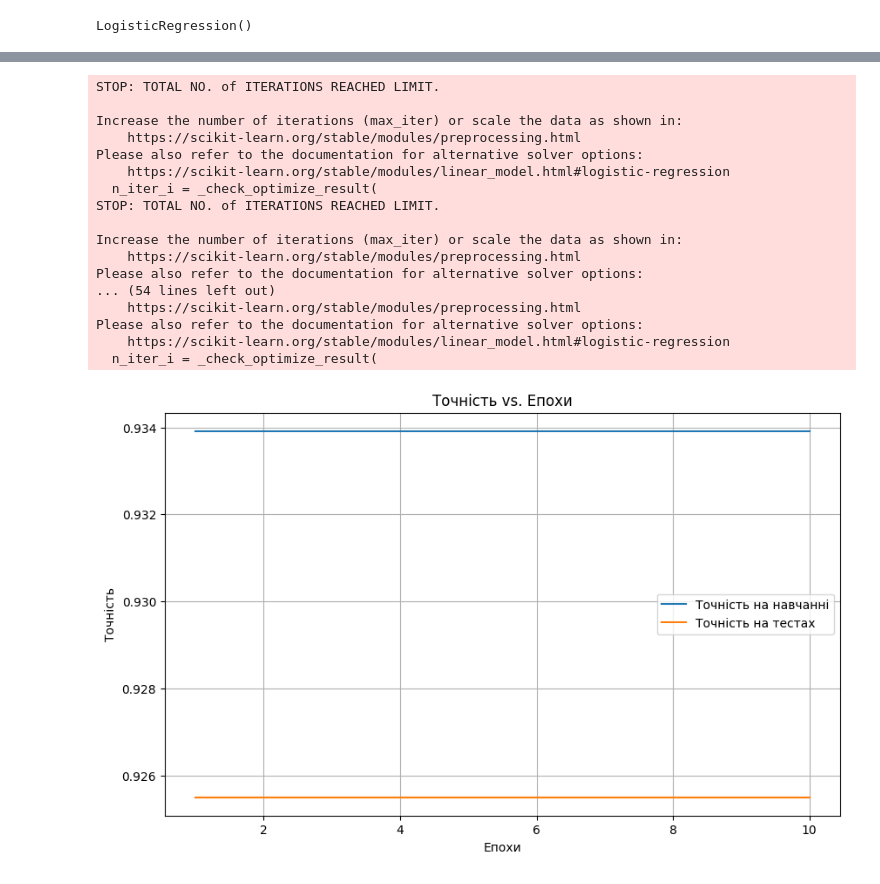
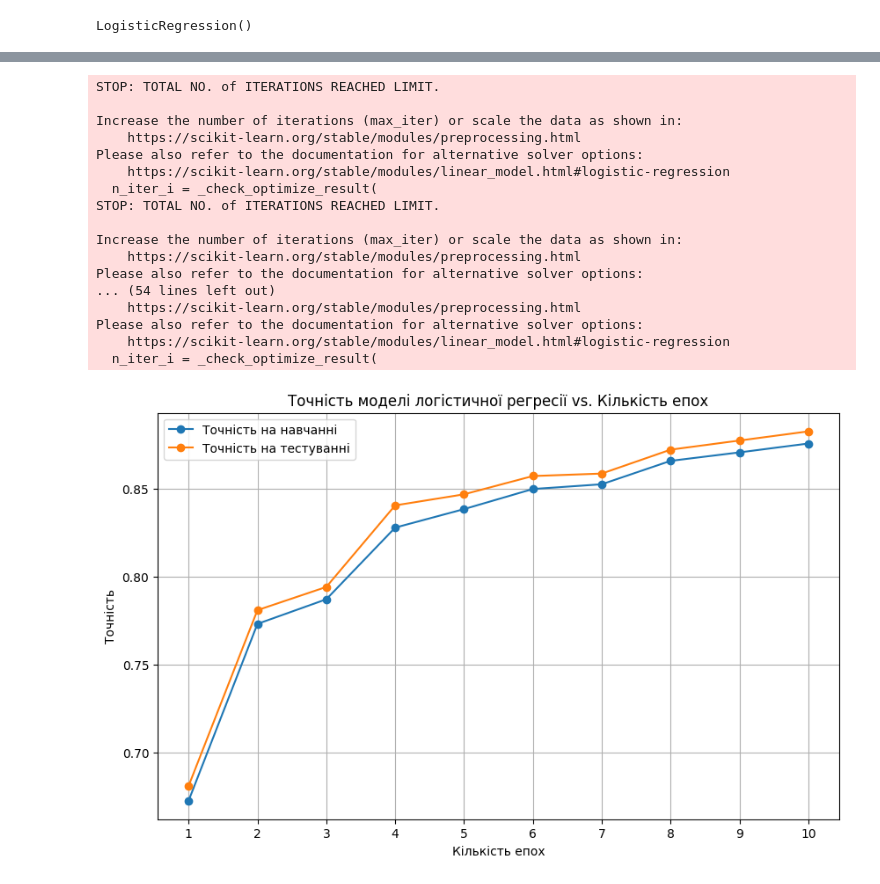
Before and after one commit to AnastasiaShynkarenko/AnastasiaShynkarenko.github.io, a Jupyter notebook: lab1.ipynb, the cells around one changed output, grey strips where cells are left out. Saved outputs shown, nothing was run; the diff lists cells and outputs as text; code cells hidden in the pictures.

```diff
--- a/lab1.ipynb
+++ b/lab1.ipynb
@@ -229,22 +142,32 @@ weighted avg       0.93      0.93      0.93     10000
 # %%
 import matplotlib.pyplot as plt
+from sklearn.linear_model import LogisticRegression
+
+model = LogisticRegression(solver='lbfgs', max_iter=1000)
 
 train_accuracy = []
 test_accuracy = []
 
-for i in range(1, 101):
+epochs_range = range(1, 11)
+
+for num_epochs in epochs_range:
+    model.max_iter = num_epochs
     model.fit(train_images_flat, train_labels)
     train_accuracy.append(model.score(train_images_flat, train_labels))
     test_accuracy.append(model.score(test_images_flat, test_labels))
 
 plt.figure(figsize=(10, 6))
-plt.plot(range(1, 101), train_accuracy, label='Точність на навчанні')
-plt.plot(range(1, 101), test_accuracy, label='Точність на тестах')
-plt.xlabel('Точність')
-plt.ylabel('Епохи')
-plt.title('Точність vs. Епохи')
+
+plt.plot(epochs_range, train_accuracy, marker='o', label='Точність на навчанні')
+plt.plot(epochs_range, test_accuracy, marker='o', label='Точність на тестуванні')
+
+plt.xlabel('Кількість епох')
+plt.ylabel('Точність')
+plt.title('Точність моделі логістичної регресії vs. Кількість епох')
+
 plt.legend()
 plt.grid(True)
+
 plt.show()
 # %% [output]
 STOP: TOTAL NO. of ITERATIONS REACHED LIMIT.
@@ -268,39 +233,51 @@ KeyboardInterrupt: ignored
 # %%
 import matplotlib.pyplot as plt
+from sklearn.linear_model import LogisticRegression
+
+model = LogisticRegression(solver='lbfgs', max_iter=1000)
 
 train_accuracy = []
 test_accuracy = []
 
-for i in range(1, 11):
+epochs_range = range(1, 11)
+
+for num_epochs in epochs_range:
+    model.max_iter = num_epochs
     model.fit(train_images_flat, train_labels)
     train_accuracy.append(model.score(train_images_flat, train_labels))
     test_accuracy.append(model.score(test_images_flat, test_labels))
 
 plt.figure(figsize=(10, 6))
-plt.plot(range(1, 11), train_accuracy, label='Точність на навчанні')
-plt.plot(range(1, 11), test_accuracy, label='Точність на тестах')
-plt.xlabel('Епохи')
+
+plt.plot(epochs_range, train_accuracy, marker='o', label='Точність на навчанні')
+plt.plot(epochs_range, test_accuracy, marker='o', label='Точність на тестуванні')
+
+plt.xlabel('Кількість епох')
 plt.ylabel('Точність')
-plt.title('Точність vs. Епохи')
+plt.title('Точність моделі логістичної регресії vs. Кількість епох')
+
 plt.legend()
 plt.grid(True)
+
+plt.xticks(epochs_range)
+
 plt.show()
 # %% [output]
 STOP: TOTAL NO. of ITERATIONS REACHED LIMIT.
 
 Increase the number of iterations (max_iter) or scale the data as shown in:
     https://scikit-learn.org/stable/modules/preprocessing.html
 Please also refer to the documentation for alternative solver options:
     https://scikit-learn.org/stable/modules/linear_model.html#logistic-regression
   n_iter_i = _check_optimize_result(
 STOP: TOTAL NO. of ITERATIONS REACHED LIMIT.
 
 Increase the number of iterations (max_iter) or scale the data as shown in:
     https://scikit-learn.org/stable/modules/preprocessing.html
 Please also refer to the documentation for alternative solver options:
 ... (54 lines left out)
     https://scikit-learn.org/stable/modules/preprocessing.html
 Please also refer to the documentation for alternative solver options:
     https://scikit-learn.org/stable/modules/linear_model.html#logistic-regression
   n_iter_i = _check_optimize_result(
-[figure, old version]
+[figure, new version]
```
Also changed, not shown: parts of 18 cells of this notebook.
